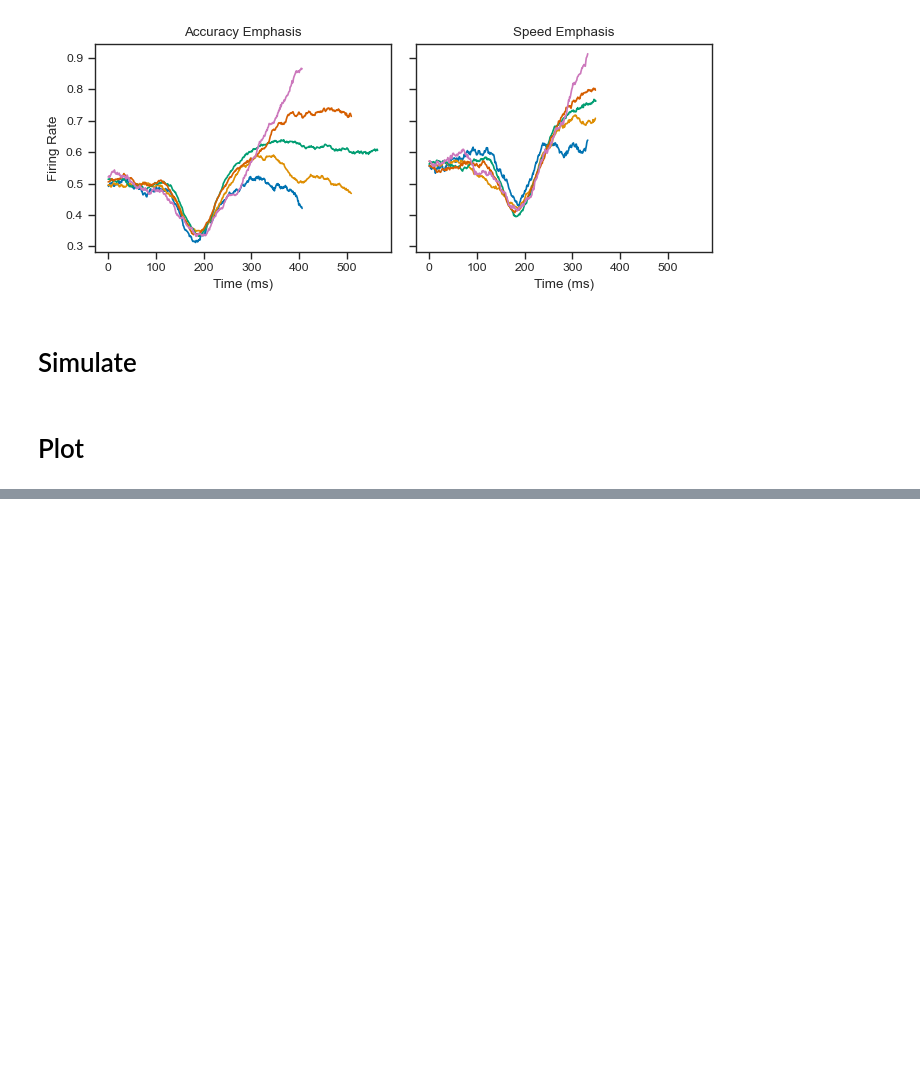
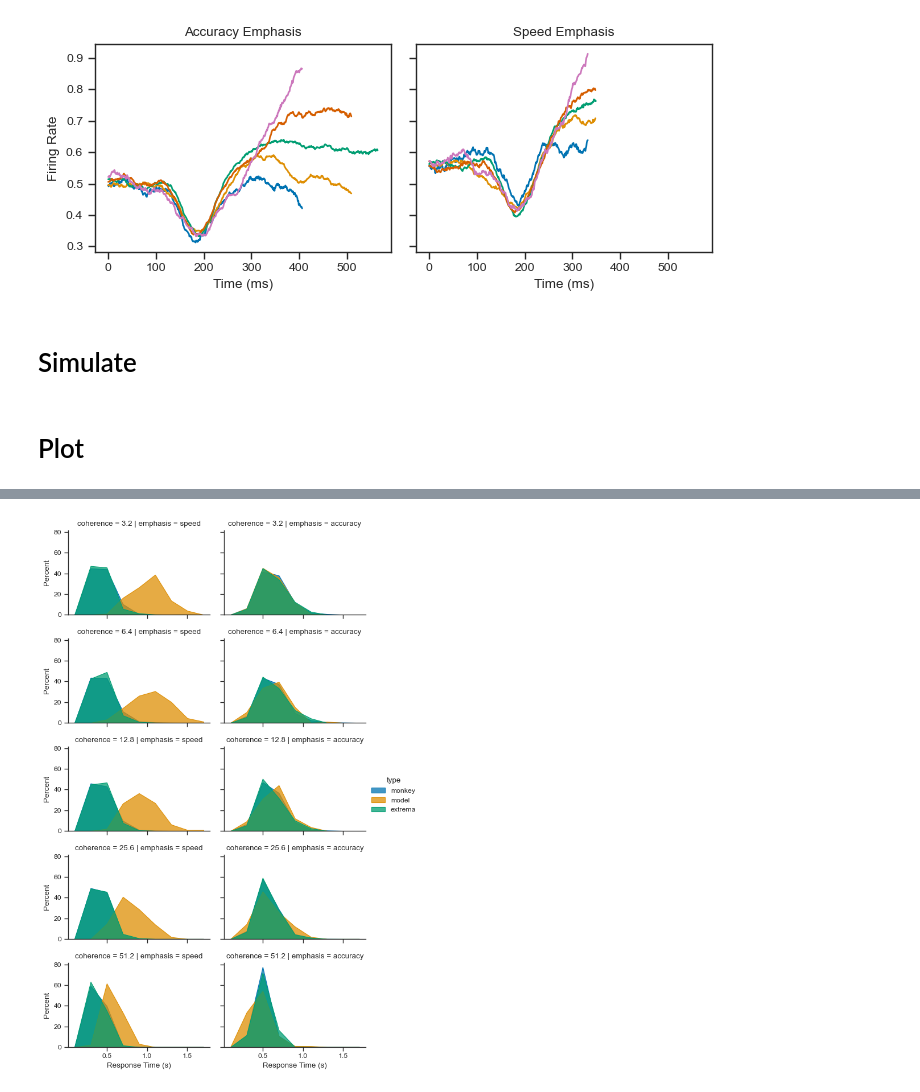
Before and after one commit to psipeter/speed-accuracy-tradeoff, a Jupyter notebook: hanks_compare.ipynb, the cells around one changed output, grey strips where cells are left out. Cells and saved outputs as stored; diff of their text form; code cells hidden in the pictures; blank space fills up the shorter version.

```diff
--- a/hanks_compare.ipynb
+++ b/hanks_compare.ipynb
@@ -282,3 +266,19 @@ plot_correct_incorrect("dec27sigma06", "hanks_extrema_separate", "hanks2014_beha
+# %%
+def plot_RTs(simfile, extrfile, empfile="hanks2014_behavior", bins=np.arange(0.0, 2, 0.2)):
+
+    sim = pd.read_pickle(f'data/{simfile}.pkl')
+    extr = pd.read_pickle(f'data/{extrfile}.pkl')
+    emp = pd.read_pickle(f'data/{empfile}.pkl').query("id=='E' & coherence>0")
+    combined = pd.concat([emp, sim, extr])
+    cohs = combined['coherence'].unique()
+    combined = combined.query("coherence in @cohs")
+
+    fig = sns.FacetGrid(combined, row='coherence', hue='type', col="emphasis", col_order=["speed", "accuracy"], palette=palette, height=2, aspect=1.5)
+    fig.map_dataframe(sns.histplot, x="RT", stat='percent', element="poly", bins=bins, common_norm=False)
+    fig.set_xlabels("Response Time (s)")
+    fig.add_legend()
+    fig.savefig(f"plots/hanks_RT.svg")
+    fig.savefig(f"plots/hanks_RT.png", dpi=600)
 # %%
 def plot_sat(simfile, extrfile, empfile="hanks2014_behavior", error=('ci', 95), estimator=np.median, bins=np.arange(0.0, 1.5, 0.1)):
     sim = pd.read_pickle(f'data/{simfile}.pkl')
@@ -327,0 +355,4 @@ def plot_activity(simfile, empfile="hanks2014_behavior", estimator=np.mean, erro
+# %%
+plot_RTs("hanks_activity_default", "hanks_extrema_separate", "hanks2014_behavior")  # "dec27sigma06"
+# %% [output]
+[figure, added]
```
Also changed, not shown: parts of 13 cells of this notebook, 3 other files.
